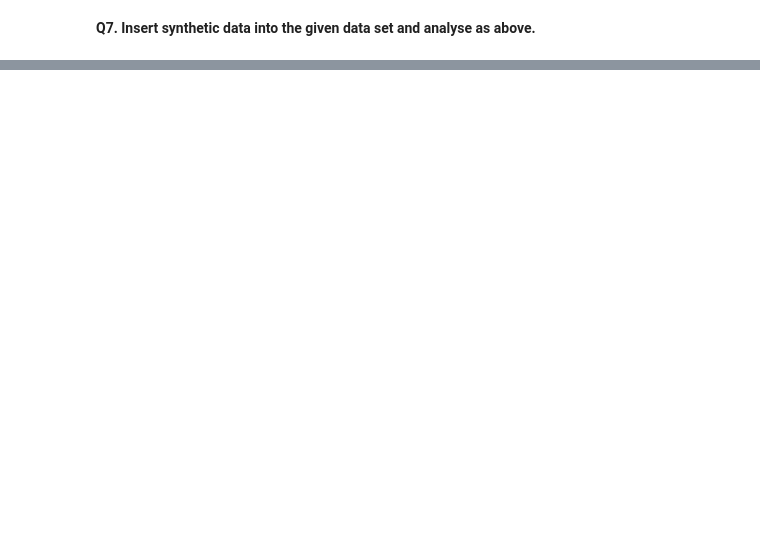
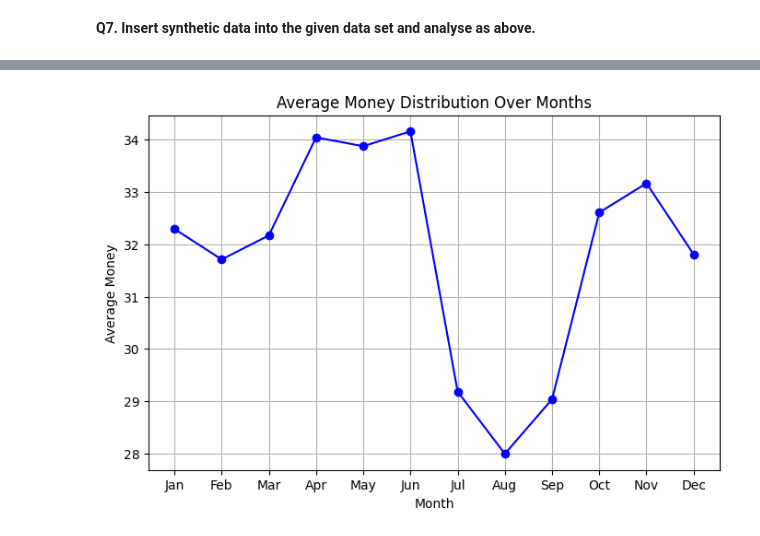
Before and after one commit to Soumdeb/IDEAS_TIHub_Final_Project_Submission, a Jupyter notebook: Copy_of_02_exploratory_data_analysis_with_sales_data.ipynb, the cells around one changed output, grey strips where cells are left out. Drawn from its saved outputs; the diff is of its cells as text; code cells hidden in the pictures; blank space fills up the shorter version.

```diff
--- a/Copy_of_02_exploratory_data_analysis_with_sales_data.ipynb
+++ b/Copy_of_02_exploratory_data_analysis_with_sales_data.ipynb
@@ -283,0 +249,94 @@ Name: money, dtype: float64
+# %%
+# 1. Insert synthetic data
+synthetic_data = {
+    "hour_of_day": [9, 15],
+    "cash_type": ["cash", "card"],
+    "money": [45.5, 60.0],
+    "coffee_name": ["Espresso", "Cappuccino"],
+    "Time_of_Day": ["Morning", "Evening"],
+    "Weekday": ["Mon", "Tue"],
+    "Month_name": ["Jan", "Feb"],
+    "Weekdaysort": [1, 2],
+    "Monthsort": [1, 2],
+    "Date": ["2023-01-15", "2023-02-20"],
+    "Time": ["09:10:00", "15:45:00"]
+}
+synthetic_df = pd.DataFrame(synthetic_data)
+coffee_data = pd.concat([coffee_data, synthetic_df], ignore_index=True)
+
+# 2. Number of columns, duplicate columns, missing values
+num_columns = coffee_data.shape[1]
+duplicates = coffee_data.T.duplicated().sum()
+missing_values = coffee_data.isnull().sum()
+
+# 3. Basic statistics
+basic_stats = coffee_data.describe(include="all")
+
+# 4. Average money for each year
+coffee_data["Date"] = pd.to_datetime(coffee_data["Date"])
+coffee_data["Year"] = coffee_data["Date"].dt.year
+avg_money_year = coffee_data.groupby("Year")["money"].mean()
+
+# 5. Datatype of grouped_data
+grouped_data = coffee_data.groupby("Year")["money"]
+datatype_grouped = type(grouped_data)
+
+# 6. Maximum money for each month
+max_money_month = coffee_data.groupby("Month_name")["money"].max()
+
+# 7. Distribution of money over months (Line Graph)
+month_order = ["Jan", "Feb", "Mar", "Apr", "May", "Jun",
+               "Jul", "Aug", "Sep", "Oct", "Nov", "Dec"]
+
+monthly_avg = coffee_data.groupby("Month_name")["money"].mean().reindex(month_order)
+
+plt.figure(figsize=(8,5))
+plt.plot(monthly_avg.index, monthly_avg.values, marker="o", linestyle="-", color="blue")
+plt.title("Average Money Distribution Over Months")
+plt.xlabel("Month")
+plt.ylabel("Average Money")
+plt.grid(True)
+plt.show()
+
+# 8. Density of money (overall)
+yearly_avg = coffee_data.groupby("Year")["money"].mean()
+
+plt.figure(figsize=(6,5))
+sns.barplot(x=yearly_avg.index, y=yearly_avg.values, hue=yearly_avg.index, palette="viridis", legend=False)
+plt.title("Average Money Over Years")
+plt.xlabel("Year")
+plt.ylabel("Average Money")
+plt.show()
+
+# 9. Distribution of money over coffee names
+plt.figure(figsize=(10,6))
+sns.barplot(x="coffee_name", y="money", data=coffee_data, estimator=np.mean)
+plt.xticks(rotation=90)
+plt.title("Average Money Distribution over Coffee Names")
+plt.show()
+
+# 10. Times of the Day
+times_of_day = coffee_data["Time_of_Day"].unique()
+
+# 11. Number of coffee types
+num_coffees = coffee_data["coffee_name"].nunique()
+
+# 12. Max money from coffee_name
+max_money_coffee = coffee_data.groupby("coffee_name")["money"].max().sort_values(ascending=False).head(1)
+
+# 13. Average money per Time of Day
+avg_money_timeofday = coffee_data.groupby("Time_of_Day")["money"].mean()
+
+# Print results
+print("1. Number of columns:", num_columns)
+print("2. Duplicate columns:", duplicates)
+print("3. Missing values:\n", missing_values)
+print("4. Average money per year:\n", avg_money_year)
+print("5. Datatype of grouped_data:", datatype_grouped)
+print("6. Max money per month:\n", max_money_month)
+print("10. Times of Day:", times_of_day)
+print("11. Number of coffee types:", num_coffees)
+print("12. Max money from coffee_name:\n", max_money_coffee)
+print("13. Avg money per Time of Day:\n", avg_money_timeofday)
+# %% [output]
+[figure, added]
```
Also changed, not shown: parts of 8 cells of this notebook.
